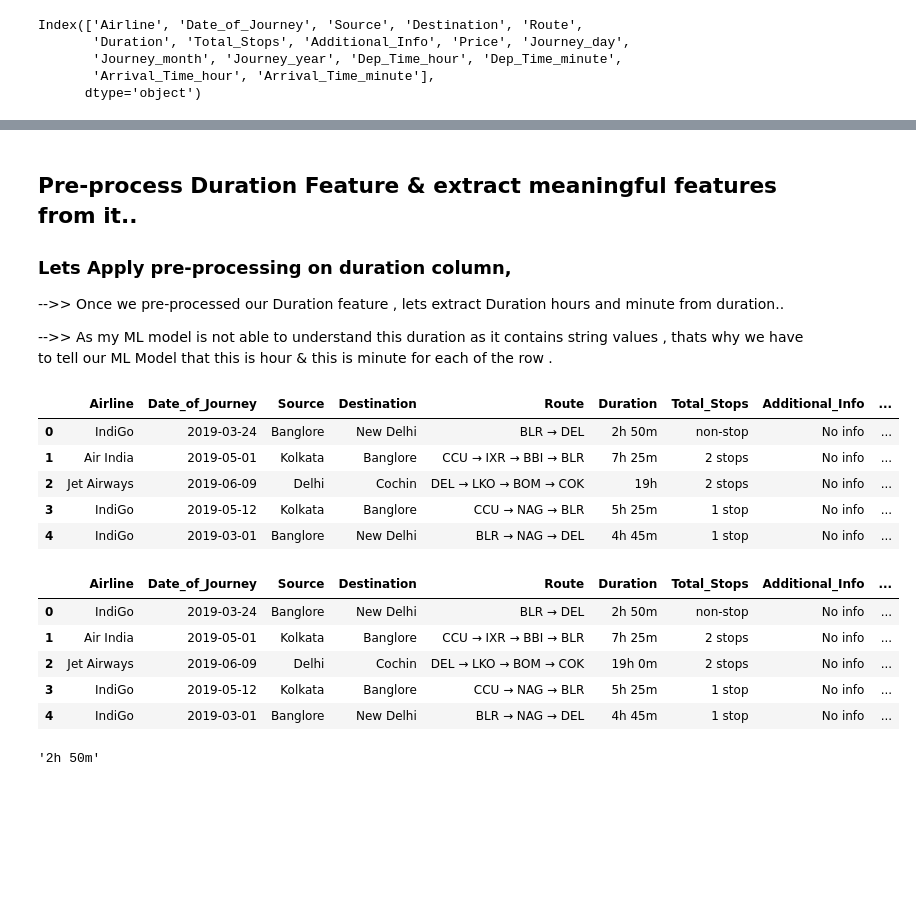
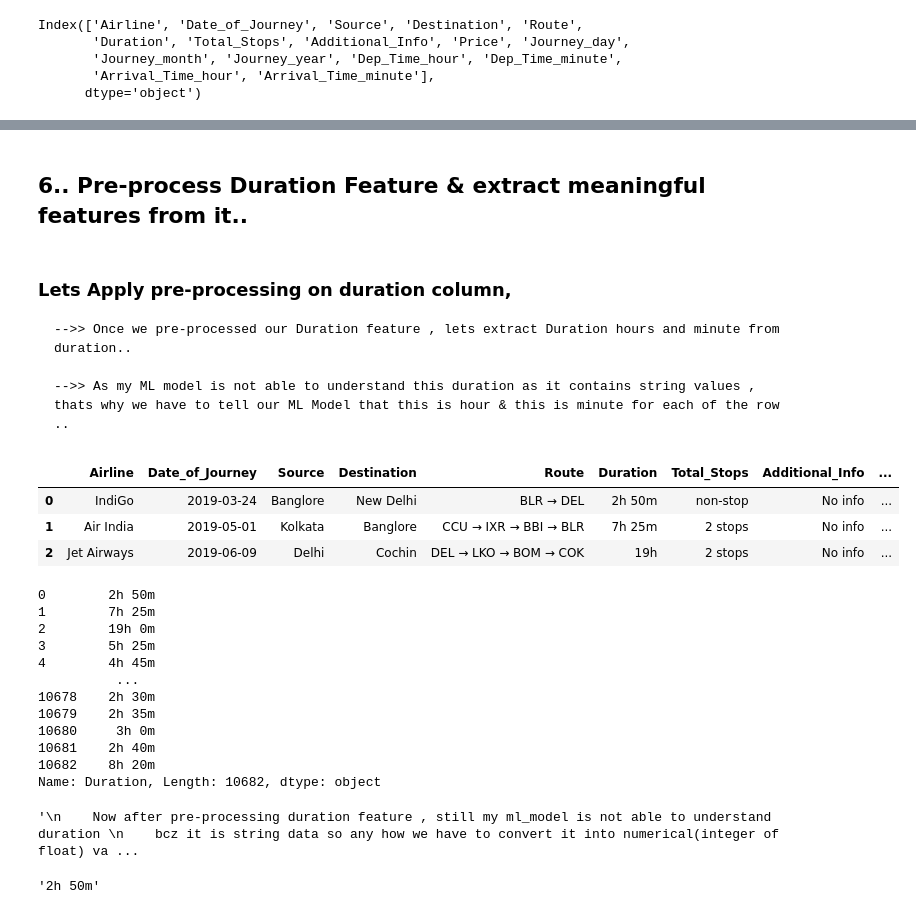
Before and after one commit to aryan090/Predicting_AirlineTicket_Fare_Data_Analysis, a Jupyter notebook: AirlineFarePrediction.ipynb, the cells around one changed output, grey strips where cells are left out. Saved outputs shown, nothing was run; the diff lists cells and outputs as text; code cells hidden in the pictures; blank space fills up the shorter version.

```diff
--- a/AirlineFarePrediction.ipynb
+++ b/AirlineFarePrediction.ipynb
@@ -180,0 +36,2 @@ data = data_train.copy()
+# %%
+train_data = pd.read_excel("Data_Train.xlsx")
@@ -180,0 +122,2 @@ data = data_train.copy()
+# %%
+train_data.dropna(inplace=True)
@@ -181,3 +179,5 @@ data = data_train.copy()
+# %%
+data = train_data.copy()
 # %%
 data.columns
 # %% [output]
@@ -397,17 +371,16 @@ data['Dep_Time_hour'].apply(flight_dep_time).value_counts().iplot(kind="bar")
+# %% [markdown]
+## 6.. Pre-process Duration Feature & extract meaningful features from it..
 # %% [markdown]
-## Pre-process Duration Feature & extract meaningful features from it..
 ### Lets Apply pre-processing on duration column,
--->> Once we pre-processed our Duration feature , lets extract Duration hours and minute from duration..
+    -->> Once we pre-processed our Duration feature , lets extract Duration hours and minute from duration..
 
--->> As my ML model is not able to understand this duration as it contains string values ,
-thats why we have to tell our ML Model that this is hour & this is minute for each of the row .
+    -->> As my ML model is not able to understand this duration as it contains string values ,
+    thats why we have to tell our ML Model that this is hour & this is minute for each of the row ..
 # %%
-data.head()
+data.head(3)
 # %% [output]
 |  | Airline | Date_of_Journey | Source | Destination | Route | Duration | Total_Stops | Additional_Info | ... |
 | 0 | IndiGo | 2019-03-24 | Banglore | New Delhi | BLR → DEL | 2h 50m | non-stop | No info | ... |
 | 1 | Air India | 2019-05-01 | Kolkata | Banglore | CCU → IXR → BBI → BLR | 7h 25m | 2 stops | No info | ... |
 | 2 | Jet Airways | 2019-06-09 | Delhi | Cochin | DEL → LKO → BOM → COK | 19h | 2 stops | No info | ... |
-| 3 | IndiGo | 2019-05-12 | Kolkata | Banglore | CCU → NAG → BLR | 5h 25m | 1 stop | No info | ... |
-| 4 | IndiGo | 2019-03-01 | Banglore | New Delhi | BLR → NAG → DEL | 4h 45m | 1 stop | No info | ... |
 # %%
@@ -423,12 +396,26 @@ data['Duration'] = data['Duration'].apply(prepross_duration)
 # %%
-data.head()
+data['Duration']
 # %% [output]
-|  | Airline | Date_of_Journey | Source | Destination | Route | Duration | Total_Stops | Additional_Info | ... |
-| 0 | IndiGo | 2019-03-24 | Banglore | New Delhi | BLR → DEL | 2h 50m | non-stop | No info | ... |
-| 1 | Air India | 2019-05-01 | Kolkata | Banglore | CCU → IXR → BBI → BLR | 7h 25m | 2 stops | No info | ... |
-| 2 | Jet Airways | 2019-06-09 | Delhi | Cochin | DEL → LKO → BOM → COK | 19h 0m | 2 stops | No info | ... |
-| 3 | IndiGo | 2019-05-12 | Kolkata | Banglore | CCU → NAG → BLR | 5h 25m | 1 stop | No info | ... |
-| 4 | IndiGo | 2019-03-01 | Banglore | New Delhi | BLR → NAG → DEL | 4h 45m | 1 stop | No info | ... |
+0        2h 50m
+1        7h 25m
+2        19h 0m
+3        5h 25m
+4        4h 45m
+          ...
+10678    2h 30m
+10679    2h 35m
+10680     3h 0m
+10681    2h 40m
+10682    8h 20m
+Name: Duration, Length: 10682, dtype: object
+# %%
+'''
+    Now after pre-processing duration feature , still my ml_model is not able to understand duration
+    bcz it is string data so any how we have to convert it into numerical(integer of float) values
+
+'''
+# %% [output]
+'\n    Now after pre-processing duration feature , still my ml_model is not able to understand duration \n    bcz it is string data so any how we have to convert it into numerical(integer of float) va ...
 # %%
 data['Duration'][0]
 # %% [output]
```
Also changed, not shown: parts of 231 cells of this notebook.
